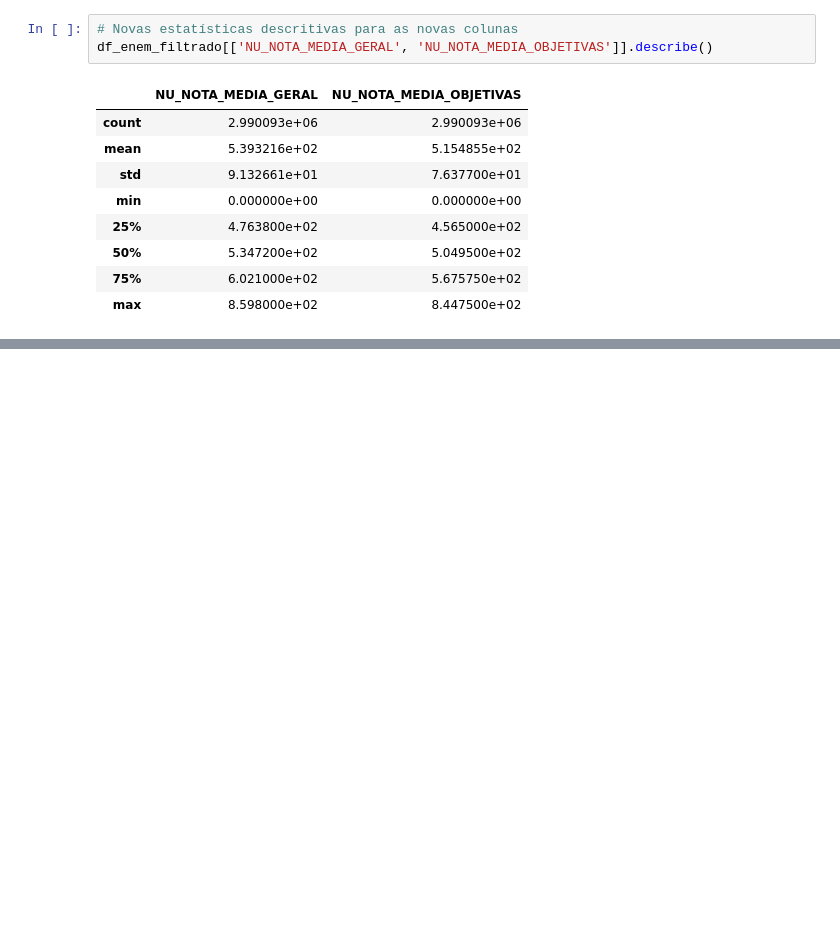
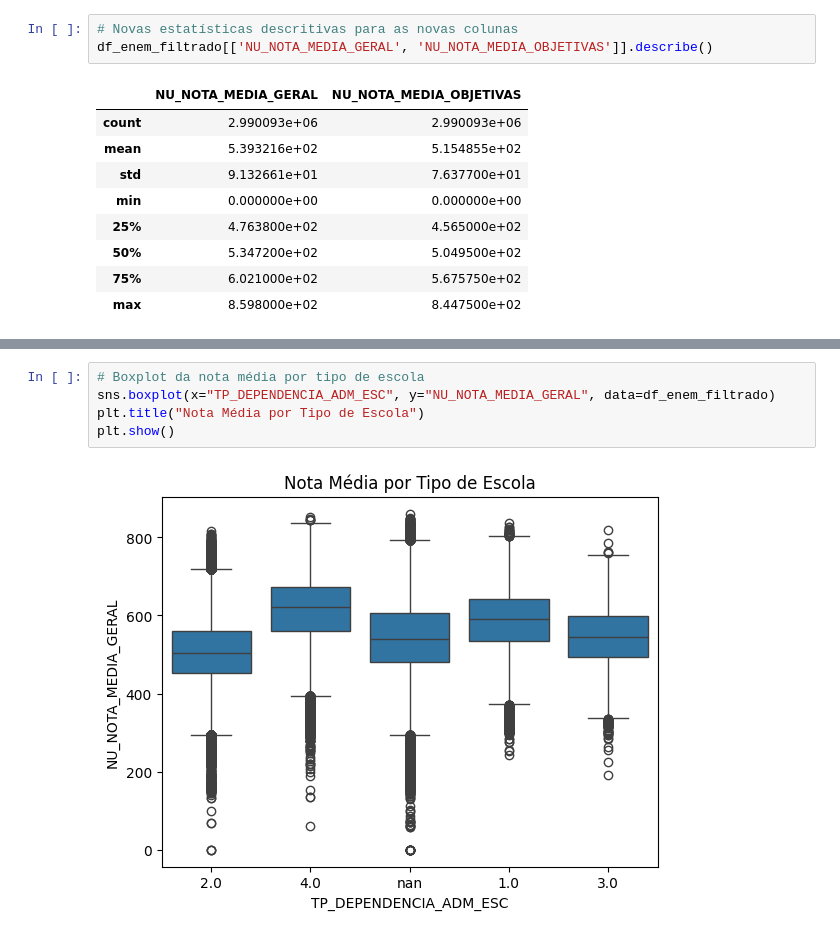
Before and after one commit to MykaQMS/cd2_analise_enem, a Jupyter notebook: notebooks/01_eda_enem.ipynb, the cells around one changed output, grey strips where cells are left out. Cells and saved outputs as stored; diff of their text form; blank space fills up the shorter version.

```diff
--- a/notebooks/01_eda_enem.ipynb
+++ b/notebooks/01_eda_enem.ipynb
@@ -182,0 +192,7 @@ df_enem_filtrado[['NU_NOTA_MEDIA_GERAL', 'NU_NOTA_MEDIA_OBJETIVAS']].describe()
+# %%
+# Boxplot da nota média por tipo de escola
+sns.boxplot(x="TP_DEPENDENCIA_ADM_ESC", y="NU_NOTA_MEDIA_GERAL", data=df_enem_filtrado)
+plt.title("Nota Média por Tipo de Escola")
+plt.show()
+# %% [output]
+[figure, added]
```
Also changed, not shown: parts of 2 cells of this notebook.
